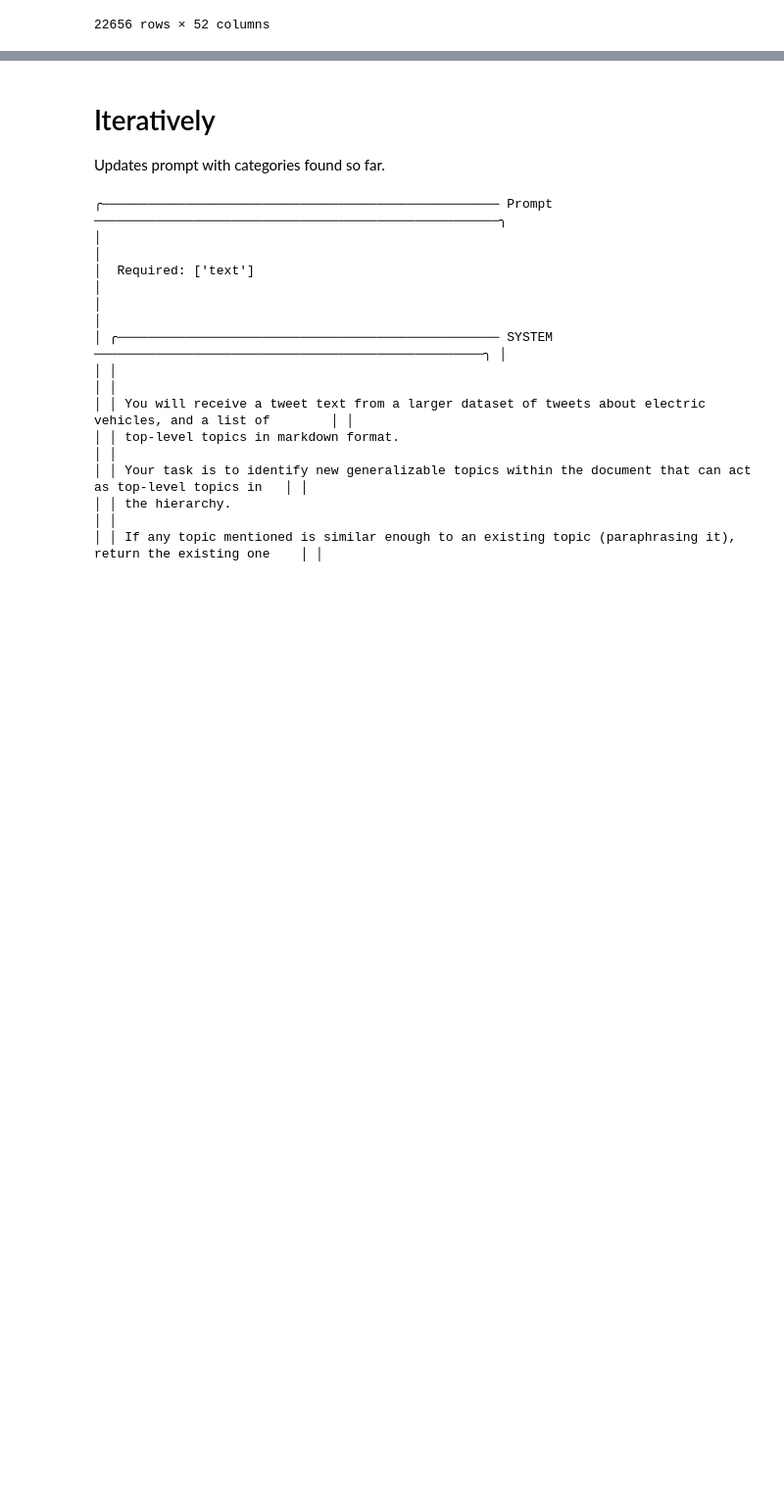
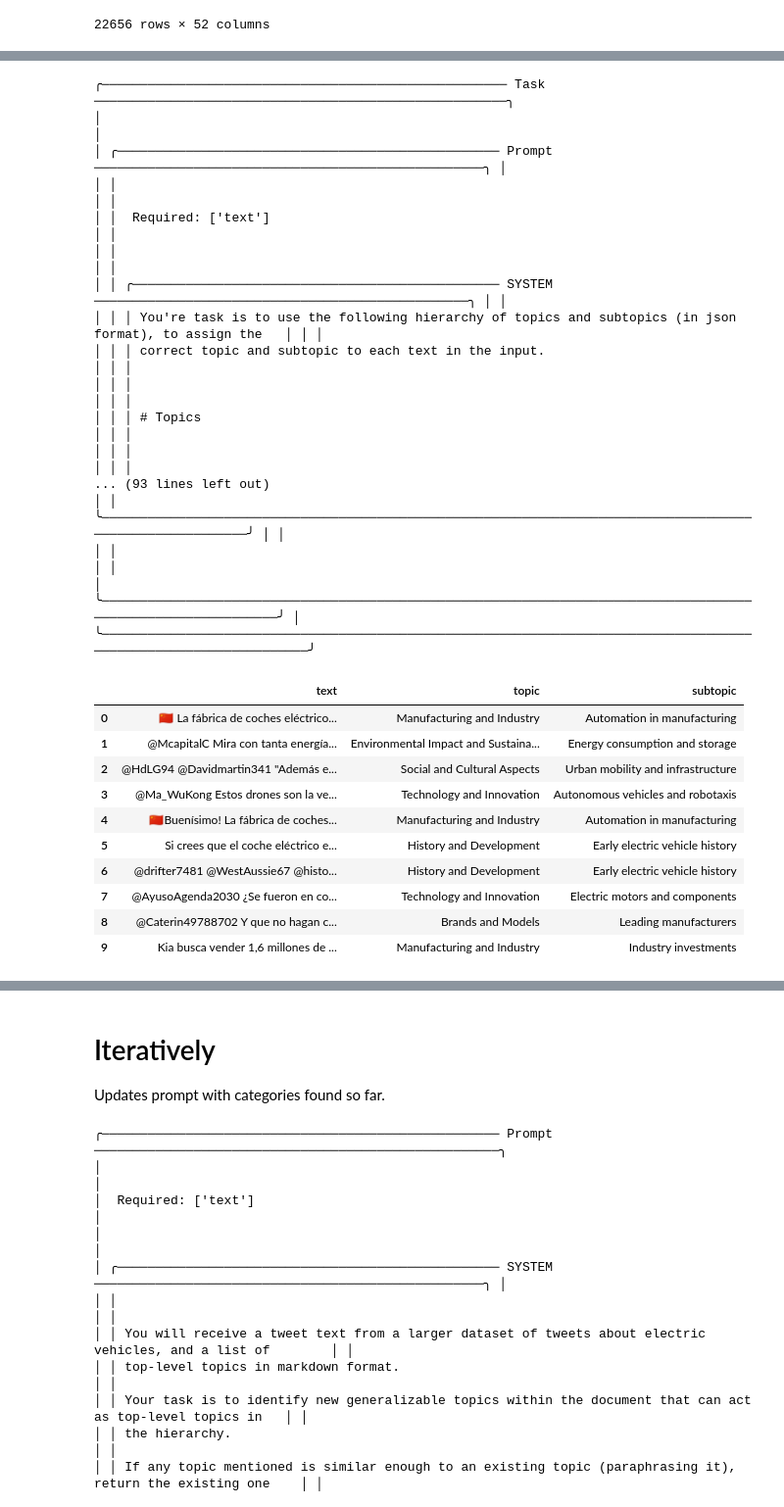
Before and after one commit to graphext/cuery, a Jupyter notebook: notebooks/topics.ipynb, the cells around one changed output, grey strips where cells are left out. Shown at 98% size. Cells and saved outputs as stored; diff of their text form; code cells hidden in the pictures; blank space fills up the shorter version.

Commit message:
Oneshot, two-level topic extraction end-to-end.

```diff
--- a/notebooks/topics.ipynb
+++ b/notebooks/topics.ipynb
@@ -40,0 +41,16 @@ Concatenate up to $X or X tokens of texts and send to LLM in single prompt to ex
+# %%
+importlib.reload(oneshot)
+
+extractor = oneshot.TopicExtractor(
+    domain="Tweets about electric vehicles",
+    n_topics=10,
+    n_subtopics=5,
+)
+
+result = await extractor(
+    veh.text[:100],
+    model="openai/gpt-4.1-mini",
+    max_dollars=0.5,
+)
+
+result
@@ -40,0 +62,37 @@ Concatenate up to $X or X tokens of texts and send to LLM in single prompt to ex
+# %%
+importlib.reload(oneshot)
+
+assigner = oneshot.TopicAssigner(result)
+pprint(assigner.task)
+
+tt = await assigner(veh[:10], model="openai/gpt-3.5-turbo", n_concurrent=20)
+tt.to_pandas()
+# %% [output]
+╭───────────────────────────────────────────────────── Task ──────────────────────────────────────────────────────╮
+│                                                                                                                 │
+│ ╭────────────────────────────────────────────────── Prompt ───────────────────────────────────────────────────╮ │
+│ │                                                                                                             │ │
+│ │  Required: ['text']                                                                                         │ │
+│ │                                                                                                             │ │
+│ │ ╭──────────────────────────────────────────────── SYSTEM ─────────────────────────────────────────────────╮ │ │
+│ │ │ You're task is to use the following hierarchy of topics and subtopics (in json format), to assign the   │ │ │
+│ │ │ correct topic and subtopic to each text in the input.                                                   │ │ │
+│ │ │                                                                                                         │ │ │
+│ │ │ # Topics                                                                                                │ │ │
+│ │ │                                                                                                         │ │ │
+... (93 lines left out)
+│ │ ╰─────────────────────────────────────────────────────────────────────────────────────────────────────────╯ │ │
+│ │                                                                                                             │ │
+│ ╰─────────────────────────────────────────────────────────────────────────────────────────────────────────────╯ │
+╰─────────────────────────────────────────────────────────────────────────────────────────────────────────────────╯
+|  | text | topic | subtopic |
+| 0 | 🇨🇳 La fábrica de coches eléctrico... | Manufacturing and Industry | Automation in manufacturing |
+| 1 | @McapitalC Mira con tanta energía... | Environmental Impact and Sustaina... | Energy consumption and storage |
+| 2 | @HdLG94 @Davidmartin341 "Además e... | Social and Cultural Aspects | Urban mobility and infrastructure |
+| 3 | @Ma_WuKong Estos drones son la ve... | Technology and Innovation | Autonomous vehicles and robotaxis |
+| 4 | 🇨🇳Buenísimo! La fábrica de coches... | Manufacturing and Industry | Automation in manufacturing |
+| 5 | Si crees que el coche eléctrico e... | History and Development | Early electric vehicle history |
+| 6 | @drifter7481 @WestAussie67 @histo... | History and Development | Early electric vehicle history |
+| 7 | @AyusoAgenda2030 ¿Se fueron en co... | Technology and Innovation | Electric motors and components |
+| 8 | @Caterin49788702 Y que no hagan c... | Brands and Models | Leading manufacturers |
+| 9 | Kia busca vender 1,6 millones de ... | Manufacturing and Industry | Industry investments |
```
Also changed, not shown: parts of 7 cells of this notebook, 4 other files.
